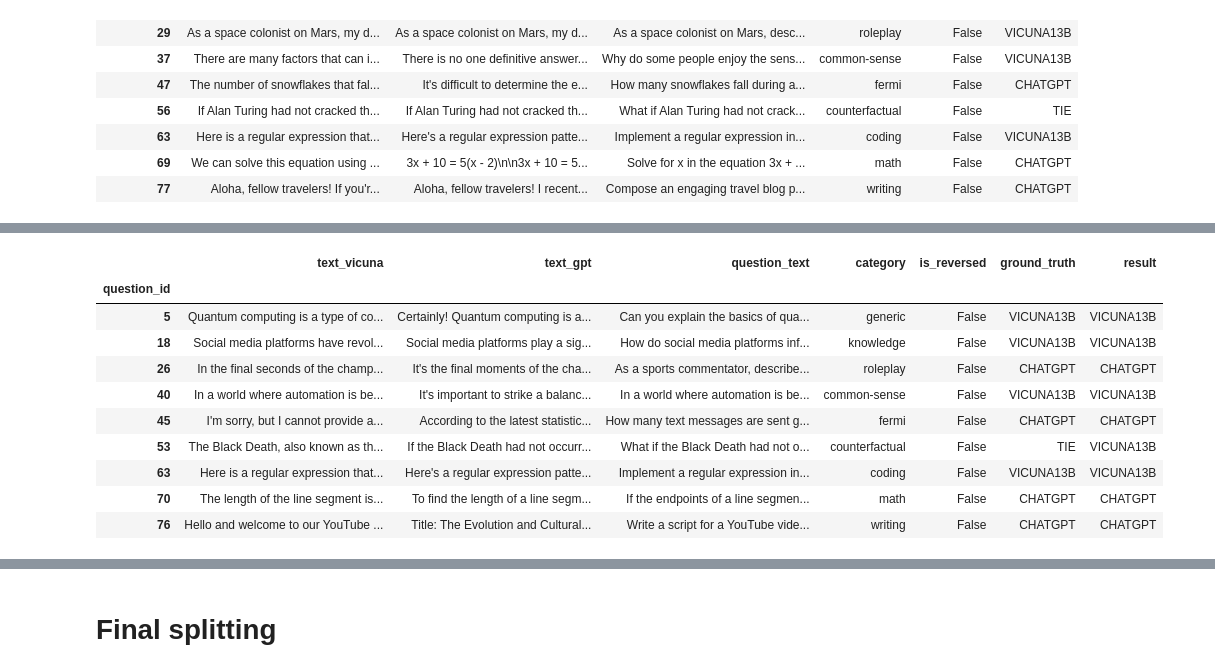
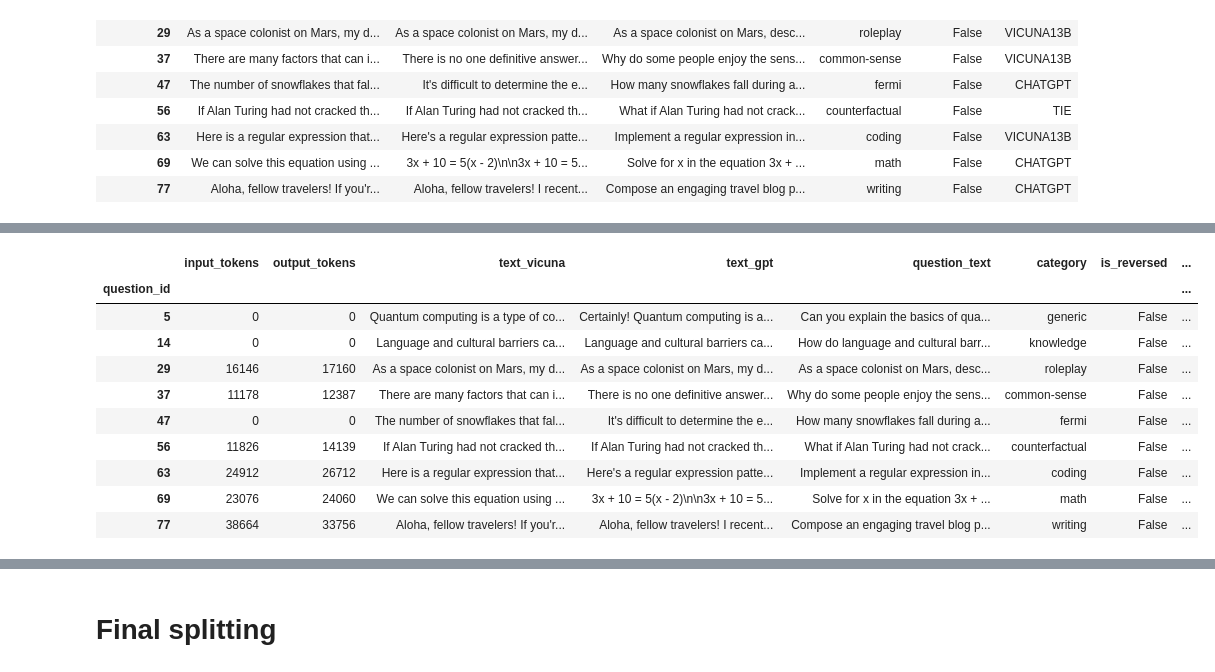
Before and after one commit to Thesis-LLM-as-a-judge-AUAS/fair-eval, a Jupyter notebook: sanity_check.ipynb, the cells around one changed output, grey strips where cells are left out. Saved outputs shown, nothing was run; the diff lists cells and outputs as text; code cells hidden in the pictures.

```diff
--- a/sanity_check.ipynb
+++ b/sanity_check.ipynb
@@ -1384,7 +1471,7 @@ for key in cascaded_eval_result_list_gpt4[0].keys():
 
         df['input_tokens'] = df.apply(lambda row: compute_input_tokens(row, original_reviews, 'gpt-4'), axis=1)
 
-        df['output_tokens'] = compute_output_tokens(original_reviews, df['is_state_of_art'], 'gpt-4')
+        df['output_tokens'] = df.apply(lambda row: compute_output_tokens(row, original_reviews, 'gpt-4'), axis=1)
 
 cascaded_eval_result_list_gpt4[0]['auto-j']
 # %% [output]
@@ -1552,11 +1639,19 @@ for i in range(1, 47):
     with open(f'./cascaded-eval-results/vicuna-mec-gpt4/{i}-judgelm-vicuna-mec-gpt4-final.json', "r") as f:
         judgelm_results = json.loads(f.read().strip())
 
+    with open(f'./relia_scores/auto-j/vicuna-mec-gpt4/{i}-relia.json', "r") as f:
+        auto_j_top_indices = get_top_half_indices(json.loads(f.read().strip())['Entropy'])
+
+    with open(f'./relia_scores/judgelm/vicuna-mec-gpt4/{i}-relia.json', "r") as f:
+        judgelm_top_indices = get_top_half_indices(json.loads(f.read().strip())['Entropy'])
+
     auto_j = vicuna_mec_questions_gpt4.copy()
     auto_j['score'] = auto_j_results
+    auto_j['is_state_of_art'] = [idx not in auto_j_top_indices for idx in range(len(auto_j_results))]
 
     judgelm = vicuna_mec_questions_gpt4.copy()
     judgelm['score'] = judgelm_results
+    judgelm['is_state_of_art'] = [idx not in judgelm_top_indices for idx in range(len(judgelm_results))]
 
     current_judgement_result = {
         'auto-j': auto_j,
@@ -1587,0 +1683,16 @@ mec_cascaded_eval_result_gpt4_list[0]['auto-j']
+# %%
+for key in mec_cascaded_eval_result_gpt4_list[0].keys():
+    for idx, res in enumerate(mec_cascaded_eval_result_gpt4_list):
+        original_reviews = pd.read_json(
+            f"./sampled_review/{idx + 1}/review_gpt35_vicuna_gpt-4_mec3_bpc1.jsonl",
+            lines=True
+        ).set_index("question_id")
+
+        df = res[key]
+
+        df['input_tokens'] = df.apply(lambda row: compute_input_tokens(row, original_reviews, 'gpt-3.5-turbo'), axis=1)
+
+        df['output_tokens'] = df.apply(lambda row: compute_output_tokens(row, original_reviews, 'gpt-3.5-turbo'),
+                                       axis=1)
+
+mec_cascaded_eval_result_gpt4_list[0]['auto-j']
@@ -1623,8 +1753,11 @@ mec_cascaded_eval_result_gpt4_list[0]['auto-j']
 # %%
 for current_eval_result in mec_cascaded_eval_result_gpt4_list:
     for key, value in current_eval_result.items():
-        current_eval_result[key] = value.groupby('question_id')['result'] \
-            .agg(lambda x: x.value_counts().idxmax())
+        current_eval_result[key] = value.groupby('question_id').agg({
+            'result': lambda x: x.value_counts().idxmax(),
+            'input_tokens': 'sum',
+            'output_tokens': 'sum'
+        })
 
 mec_cascaded_eval_result_gpt4_list[0]['auto-j']
 # %% [output]
@@ -1677,38 +1810,38 @@ mec_cascaded_eval_result_gpt4_list[0]['auto-j']
 # %%
 final_mec_gpt4_results = {}
 
 for key in mec_cascaded_eval_result_gpt4_list[0].keys():
-    current_results = mec_cascaded_eval_result_list[0][key].drop(['result'], axis=1)
-    results = [item[key]['result'] for item in mec_cascaded_eval_result_list]
+    current_results = mec_cascaded_eval_result_gpt4_list[0][key].drop(['result'], axis=1)
+    results = [item[key]['result'] for item in mec_cascaded_eval_result_gpt4_list]
 
     question_value_map = defaultdict(list)
 
     for result in results:
         for qid, val in result.items():
             question_value_map[qid].append(val)
 
     most_frequent_per_question = {
         qid: Counter(values).most_common(1)[0][0]
         for qid, values in question_value_map.items()
     }
 
     current_results['result'] = most_frequent_per_question
 
     final_mec_gpt4_results[key] = current_results
 
 final_mec_gpt4_results['auto-j']
 # %% [output]
-|  | text_vicuna | text_gpt | question_text | category | is_reversed | ground_truth | result |
-| question_id |  |  |  |  |  |  |  |
-| 5 | Quantum computing is a type of co... | Certainly! Quantum computing is a... | Can you explain the basics of qua... | generic | False | VICUNA13B | VICUNA13B |
-| 18 | Social media platforms have revol... | Social media platforms play a sig... | How do social media platforms inf... | knowledge | False | VICUNA13B | VICUNA13B |
-| 26 | In the final seconds of the champ... | It's the final moments of the cha... | As a sports commentator, describe... | roleplay | False | CHATGPT | CHATGPT |
-| 40 | In a world where automation is be... | It's important to strike a balanc... | In a world where automation is be... | common-sense | False | VICUNA13B | VICUNA13B |
-| 45 | I'm sorry, but I cannot provide a... | According to the latest statistic... | How many text messages are sent g... | fermi | False | CHATGPT | CHATGPT |
-| 53 | The Black Death, also known as th... | If the Black Death had not occurr... | What if the Black Death had not o... | counterfactual | False | TIE | VICUNA13B |
-| 63 | Here is a regular expression that... | Here's a regular expression patte... | Implement a regular expression in... | coding | False | VICUNA13B | VICUNA13B |
-| 70 | The length of the line segment is... | To find the length of a line segm... | If the endpoints of a line segmen... | math | False | CHATGPT | CHATGPT |
-| 76 | Hello and welcome to our YouTube ... | Title: The Evolution and Cultural... | Write a script for a YouTube vide... | writing | False | CHATGPT | CHATGPT |
+|  | input_tokens | output_tokens | text_vicuna | text_gpt | question_text | category | is_reversed | ... |
+| question_id |  |  |  |  |  |  |  | ... |
+| 5 | 0 | 0 | Quantum computing is a type of co... | Certainly! Quantum computing is a... | Can you explain the basics of qua... | generic | False | ... |
+| 14 | 0 | 0 | Language and cultural barriers ca... | Language and cultural barriers ca... | How do language and cultural barr... | knowledge | False | ... |
+| 29 | 16146 | 17160 | As a space colonist on Mars, my d... | As a space colonist on Mars, my d... | As a space colonist on Mars, desc... | roleplay | False | ... |
+| 37 | 11178 | 12387 | There are many factors that can i... | There is no one definitive answer... | Why do some people enjoy the sens... | common-sense | False | ... |
+| 47 | 0 | 0 | The number of snowflakes that fal... | It's difficult to determine the e... | How many snowflakes fall during a... | fermi | False | ... |
+| 56 | 11826 | 14139 | If Alan Turing had not cracked th... | If Alan Turing had not cracked th... | What if Alan Turing had not crack... | counterfactual | False | ... |
+| 63 | 24912 | 26712 | Here is a regular expression that... | Here's a regular expression patte... | Implement a regular expression in... | coding | False | ... |
+| 69 | 23076 | 24060 | We can solve this equation using ... | 3x + 10 = 5(x - 2)\n\n3x + 10 = 5... | Solve for x in the equation 3x + ... | math | False | ... |
+| 77 | 38664 | 33756 | Aloha, fellow travelers! If you'r... | Aloha, fellow travelers! I recent... | Compose an engaging travel blog p... | writing | False | ... |
 # %%
 for df in final_mec_gpt4_results.values():
     df['result_hit'] = df['ground_truth'] == df['result']
```
Also changed, not shown: parts of 30 cells of this notebook.
